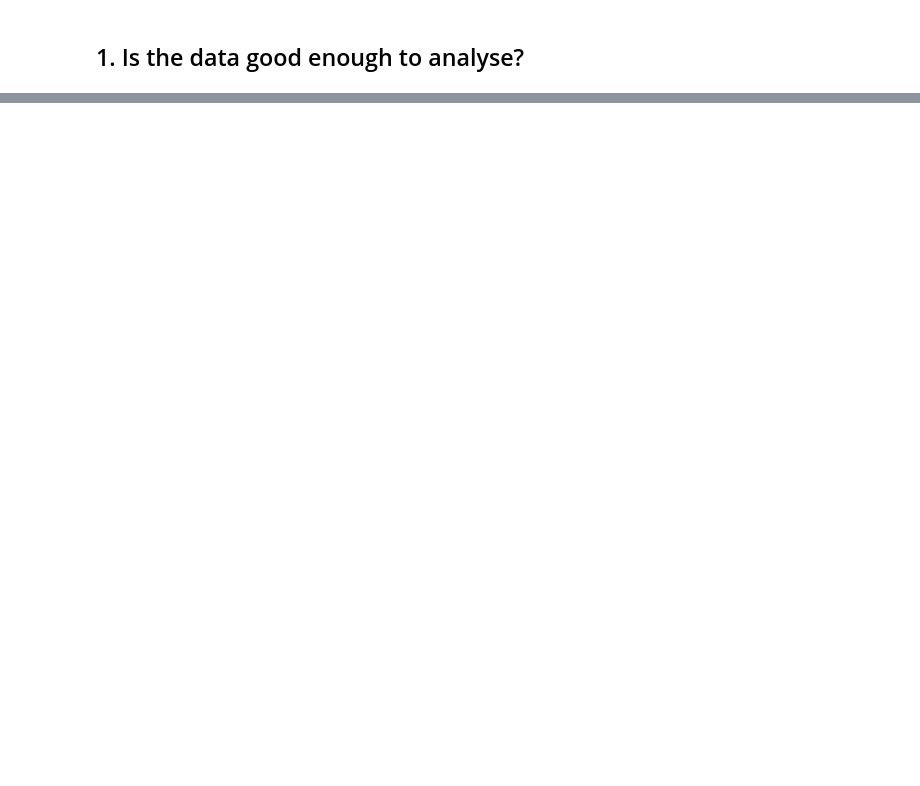
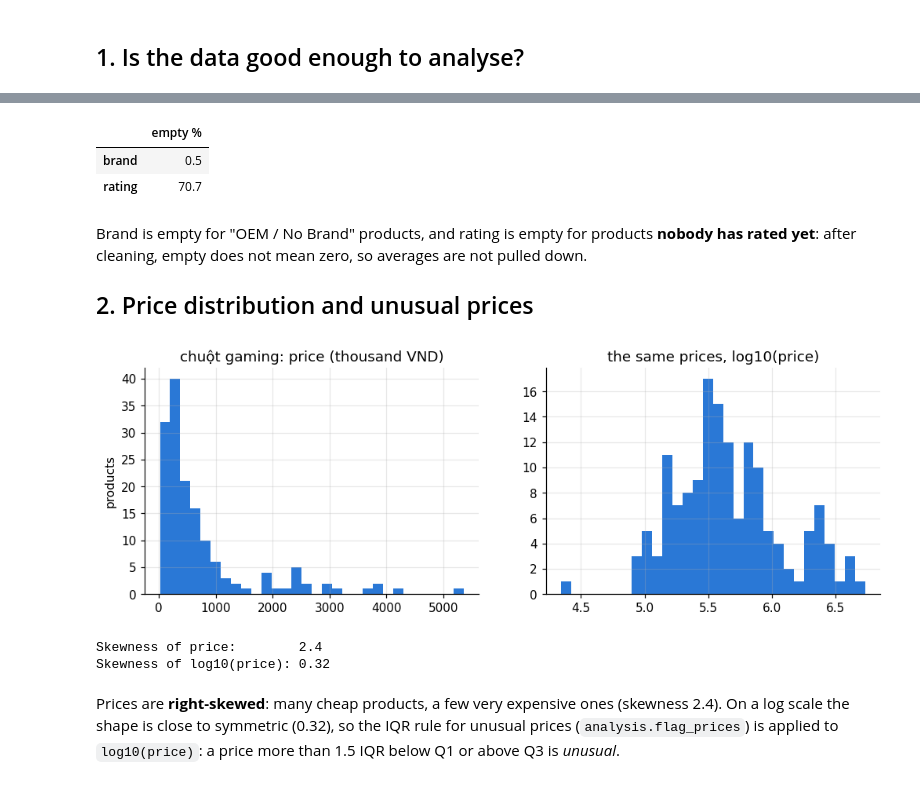
Before and after one commit to NamAnh-dev/Web-Crawler-for-E-commerce-Prices, a Jupyter notebook: notebooks/02_price_analysis.ipynb, the cells around one changed output, grey strips where cells are left out. Drawn from its saved outputs; the diff is of its cells as text; code cells hidden in the pictures; blank space fills up the shorter version.

```diff
--- a/notebooks/02_price_analysis.ipynb
+++ b/notebooks/02_price_analysis.ipynb
@@ -39,18 +40,2 @@ pd.set_option("display.max_colwidth", 55)
 # %% [markdown]
 ## 1. Is the data good enough to analyse?
-# %%
-df = pd.read_csv(ROOT / "data" / "sample" / "tiki_sample.csv")
-
-# Recompute the price flags and deal scores with today's analysis/pricing.py: the values saved
-# in the CSV come from the code at collection time. Each keyword is analysed on its own.
-frames = []
-for keyword, group in df.groupby("keyword", sort=False):
-    frames.append(add_analysis_columns(group))
-df = pd.concat(frames, ignore_index=True)
-
-KEYWORDS = list(df["keyword"].unique())
-COLORS = dict(zip(KEYWORDS, [BLUE, ORANGE, GREEN]))
-
-print(df.shape)
-print("Collected at:", df["crawled_at"].iloc[0])
-df.groupby("keyword").agg(products=("product_id", "size"), categories=("category", "nunique"))
@@ -545,0 +42,4 @@ This needs two snapshots one week apart, so it is not run here: the sample is a
+# %%
+df = pd.read_csv(ROOT / "data" / "tiki_sample.csv")
+print(len(df), "products, collected on", df["crawled_at"].iloc[0])
+df.groupby("keyword", sort=False)["category"].agg(category="first", products="size")
@@ -545,0 +72,30 @@ This needs two snapshots one week apart, so it is not run here: the sample is a
+# %%
+# Empty values: only brand and rating may be empty
+missing = (df.isna().mean() * 100).round(1)
+missing[missing > 0].to_frame("empty %")
+# %% [output]
+|  | empty % |
+| brand | 0.5 |
+| rating | 70.7 |
+# %% [markdown]
+Brand is empty for "OEM / No Brand" products, and rating is empty for products **nobody has rated yet**: after cleaning, empty does not mean zero, so averages are not pulled down.
+
+## 2. Price distribution and unusual prices
+# %%
+prices = df.loc[df["keyword"] == "chuột gaming", "price"]
+
+fig, (left, right) = plt.subplots(1, 2, figsize=(11, 3.4))
+left.hist(prices / 1000, bins=30, color=COLORS["chuột gaming"])
+left.set(title="chuột gaming: price (thousand VND)", ylabel="products")
+right.hist(np.log10(prices), bins=30, color=COLORS["chuột gaming"])
+right.set(title="the same prices, log10(price)")
+plt.show()
+
+print("Skewness of price:       ", round(prices.skew(), 2))
+print("Skewness of log10(price):", round(np.log10(prices).skew(), 2))
+# %% [output]
+[figure, added]
+Skewness of price:        2.4
+Skewness of log10(price): 0.32
+# %% [markdown]
+Prices are **right-skewed**: many cheap products, a few very expensive ones (skewness 2.4). On a log scale the shape is close to symmetric (0.32), so the IQR rule for unusual prices (`analysis.flag_prices`) is applied to `log10(price)`: a price more than 1.5 IQR below Q1 or above Q3 is *unusual*.
```
Also changed, not shown: parts of 60 cells of this notebook, 6 other files.
